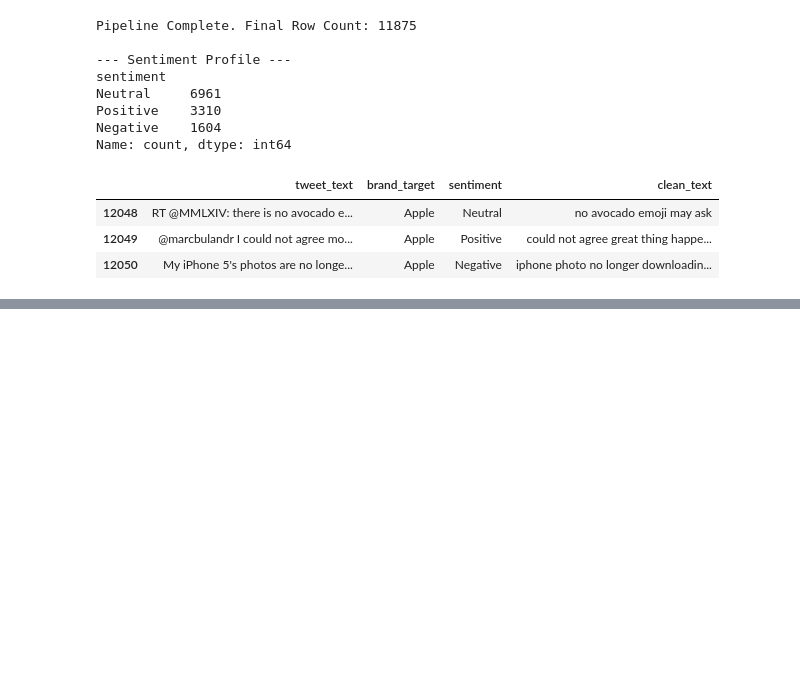
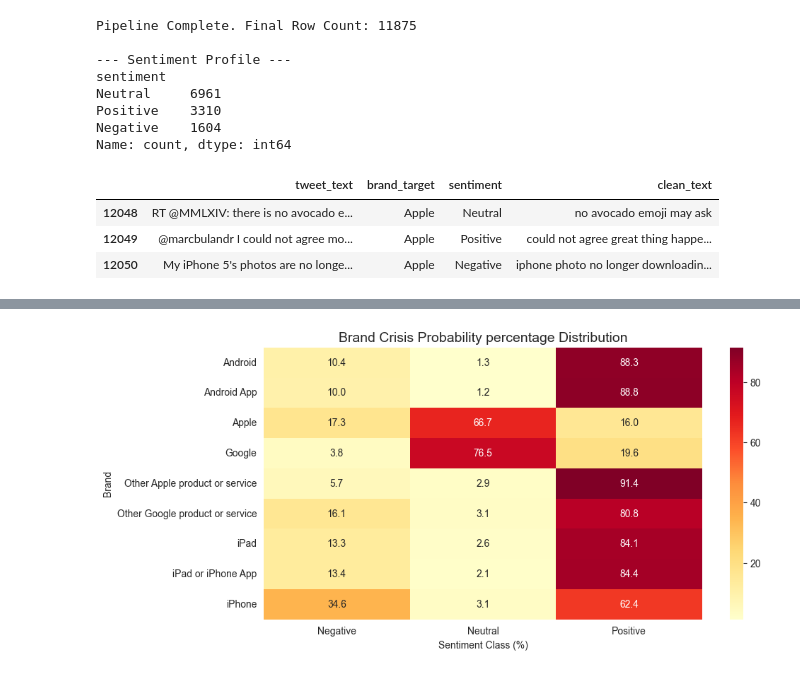
Before and after one commit to abelcholfavour/brand_sentinel, a Jupyter notebook: index.ipynb, the cells around one changed output, grey strips where cells are left out. Cells and saved outputs as stored; diff of their text form; code cells hidden in the pictures; blank space fills up the shorter version.

```diff
--- a/index.ipynb
+++ b/index.ipynb
@@ -522,0 +605,13 @@ df_final[['clean_text', 'sentiment', 'brand_target']].to_csv('cleaned_sentinel_d
+# %%
+# 4. CRISIS PROBABILITY (NORMALIZED HEATMAP)
+# This heatmap shows the PROBABILITY of a sentiment occurring per brand, leveling the playing field.
+brand_pct = pd.crosstab(df['brand_target'], df['sentiment'], normalize='index') * 100
+
+plt.figure(figsize=(10, 5))
+sns.heatmap(brand_pct, annot=True, cmap='YlOrRd', fmt='.1f')
+plt.title('Brand Crisis Probability percentage Distribution', fontsize=14)
+plt.ylabel('Brand')
+plt.xlabel('Sentiment Class (%)')
+plt.show()
+# %% [output]
+[figure, added]
```
Also changed, not shown: parts of 12 cells of this notebook.
